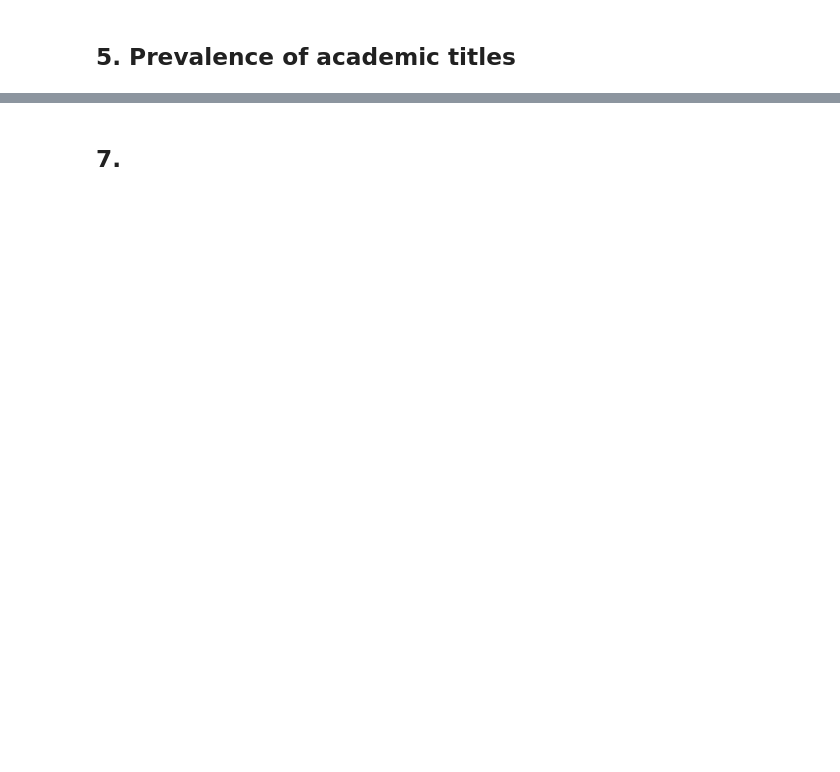
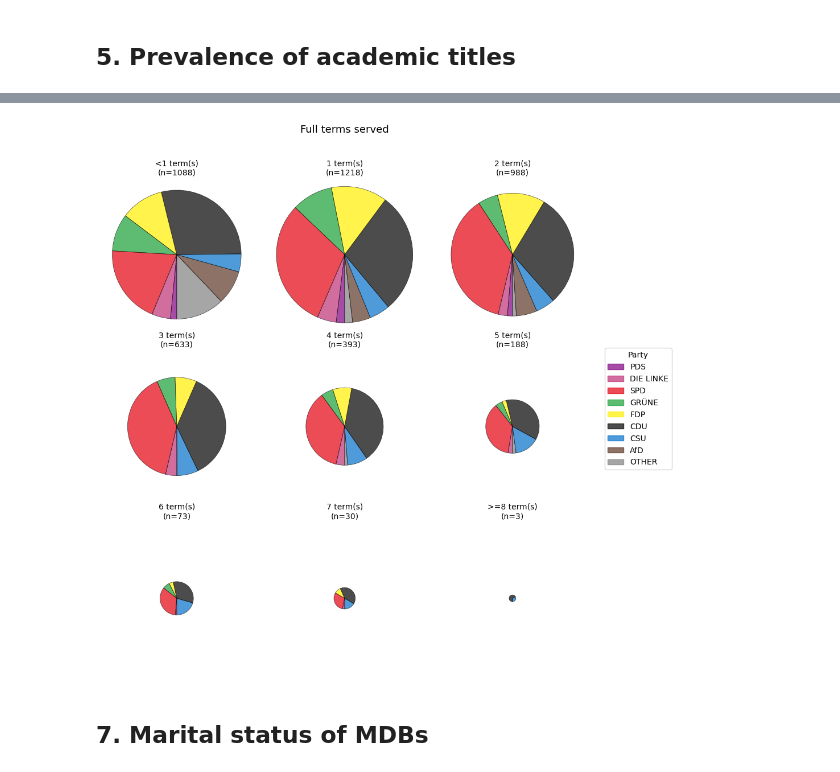
Before and after one commit to carl-lorenz/Visualization, a Jupyter notebook: Exam/1_members_of_german_parliament.ipynb, the cells around one changed output, grey strips where cells are left out. Saved outputs shown, nothing was run; the diff lists cells and outputs as text; code cells hidden in the pictures; blank space fills up the shorter version.

```diff
--- a/Exam/1_members_of_german_parliament.ipynb
+++ b/Exam/1_members_of_german_parliament.ipynb
@@ -1381,28 +1123,39 @@ NameError: name 'party_colours' is not defined
 # %%
-# Sum Frac_of_WP per ID, then round down with a 0.9 threshold:
-# floor the value, but if the fractional part is >= 0.9, round up instead.
-frac_sum = wp_df.groupby('ID')['Frac_of_WP'].sum()
-
-def round_with_threshold(x, threshold=0.9):
+def round_with_threshold(x):
+    """
+    Custom rounding function to check if a full term is served or not.
+    A full term is defined as a term that is served for at least 90% of the duration.
+    This prevents us from being affected by small inaccuracies in the data.
+    :param x: float: the value to round
+    :return: rounded value
+    """
     floor_val = np.floor(x)
     frac = x - floor_val
-    return floor_val + 1 if frac >= threshold else floor_val
+    return floor_val + 1 if frac >= 0.9 else floor_val
 
+# Summing up Frac_of_WP per ID, then rounding down with a 0.9 threshold:
+frac_sum = wp_df.groupby('ID')['Frac_of_WP'].sum()
 full_terms = frac_sum.apply(round_with_threshold).astype(int).rename('full_terms')
 
-# Store in mdb_df, keyed by ID
+# Store in mdb_df, keyed by ID:
 mdb_df = mdb_df.merge(full_terms, left_on='ID', right_index=True, how='left')
 # %%
-party_order = [p for p in party_colours if p in mdb_df['Party'].unique()]
-party_order_rev = reversed(party_order)
-
 def bin_terms(n):
+    """
+    Choose correct bin for number of served terms.
+    :param n: number of full terms served
+    :return: corresponding bin
+    """
     if n < 1:
         return '<1'
     elif n >= 8:
         return '>=8'
     else:
         return str(int(n))
+
+# Reverse party order for the plot:
+party_order = [p for p in PARTY_ORDER if p in mdb_df['Party'].unique()]
+party_order_rev = list(reversed(party_order))
 
 bin_labels = ['<1', '1', '2', '3', '4', '5', '6', '7', '>=8']
 
@@ -1422,41 +1175,41 @@ active_bins = [b for b in bin_labels if totals[b] > 0]
 
 n = len(active_bins)
 ncols = 3
 nrows = int(np.ceil(n / ncols))
+max_total = totals.max()
+max_radius = 1.0
 
 fig, axes = plt.subplots(nrows, ncols, figsize=(3 * ncols, 3.2 * nrows))
 axes = np.atleast_1d(axes).flatten()
-
-max_total = totals.max()
-max_radius = 1.0
 
 for ax, term_bin in zip(axes, active_bins):
     counts = pivot.loc[term_bin]
     counts = counts[counts > 0]
     total = totals[term_bin]
-
     radius = max_radius * np.sqrt(total / max_total)
 
     ax.pie(
         counts.values,
-        colors=[party_colours[p] for p in counts.index],
+        colors=[PARTY_DICT[p] for p in counts.index],
         radius=radius,
         startangle=270,
-        wedgeprops=dict(edgecolor='white', linewidth=0.5)
+        wedgeprops=dict(edgecolor='black', linewidth=0.5, alpha=0.7)
     )
     ax.set_title(f'{term_bin} term(s)\n(n={int(total)})', fontsize=10)
     ax.set_xlim(-max_radius * 1.1, max_radius * 1.1)
     ax.set_ylim(-max_radius * 1.1, max_radius * 1.1)
 
 for ax in axes[n:]:
     ax.axis('off')
 
-handles = [plt.Rectangle((0, 0), 1, 1, color=party_colours[p]) for p in party_order]
+handles = [plt.Rectangle((0, 0), 1, 1, color=PARTY_DICT[p], alpha=0.7) for p in party_order]
 fig.legend(handles, party_order, title='Party', loc='center left', bbox_to_anchor=(1.0, 0.5))
 
-fig.suptitle('Composition of parties by number of full terms served', fontsize=13, y=1.02)
+fig.suptitle('Full terms served as MDB', fontsize=13, y=1.02)
 plt.tight_layout()
 plt.show()
+# %% [output]
+[figure, added]
 # %% [markdown]
-## 7.
+## 7. Marital status of MDBs
 # %%
```
Also changed, not shown: parts of 15 cells of this notebook.
